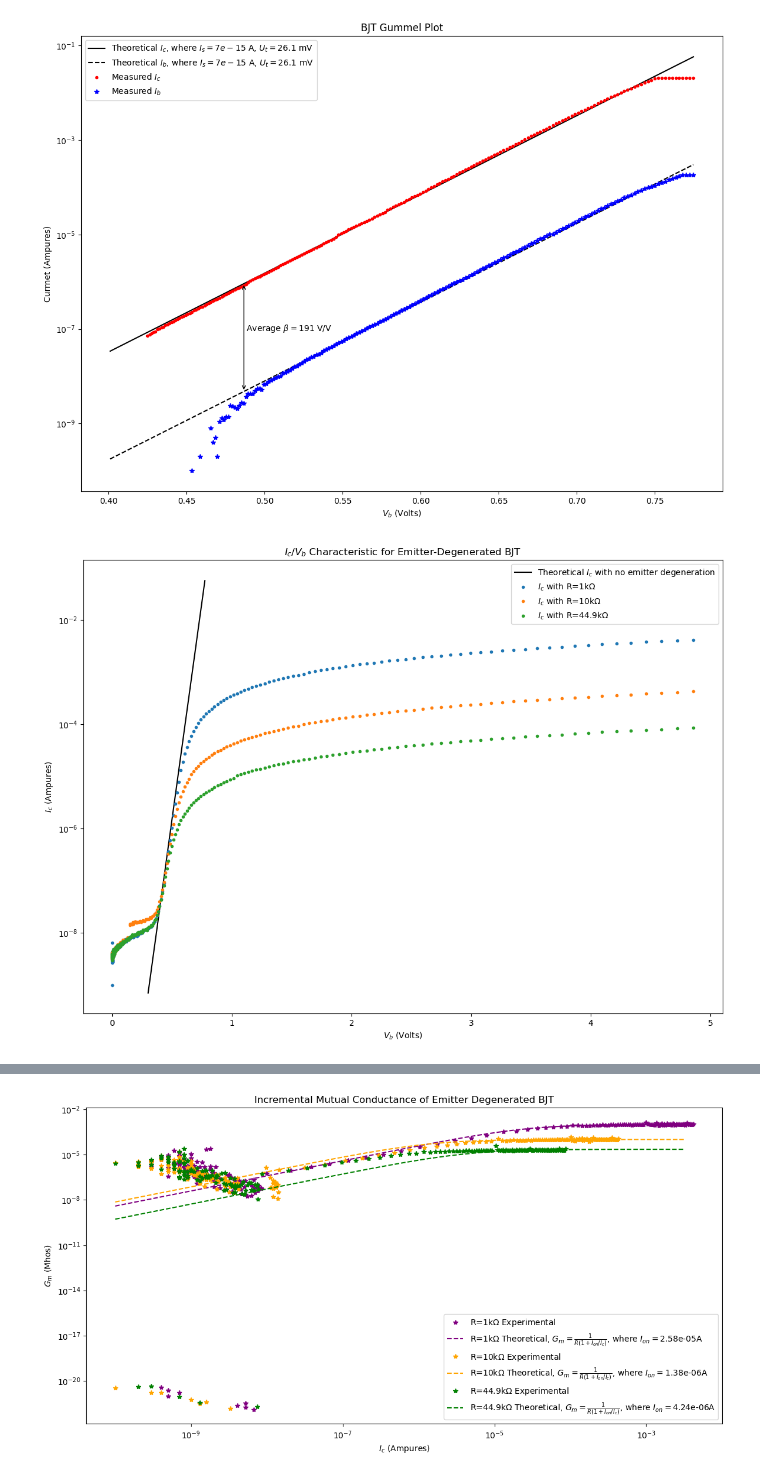
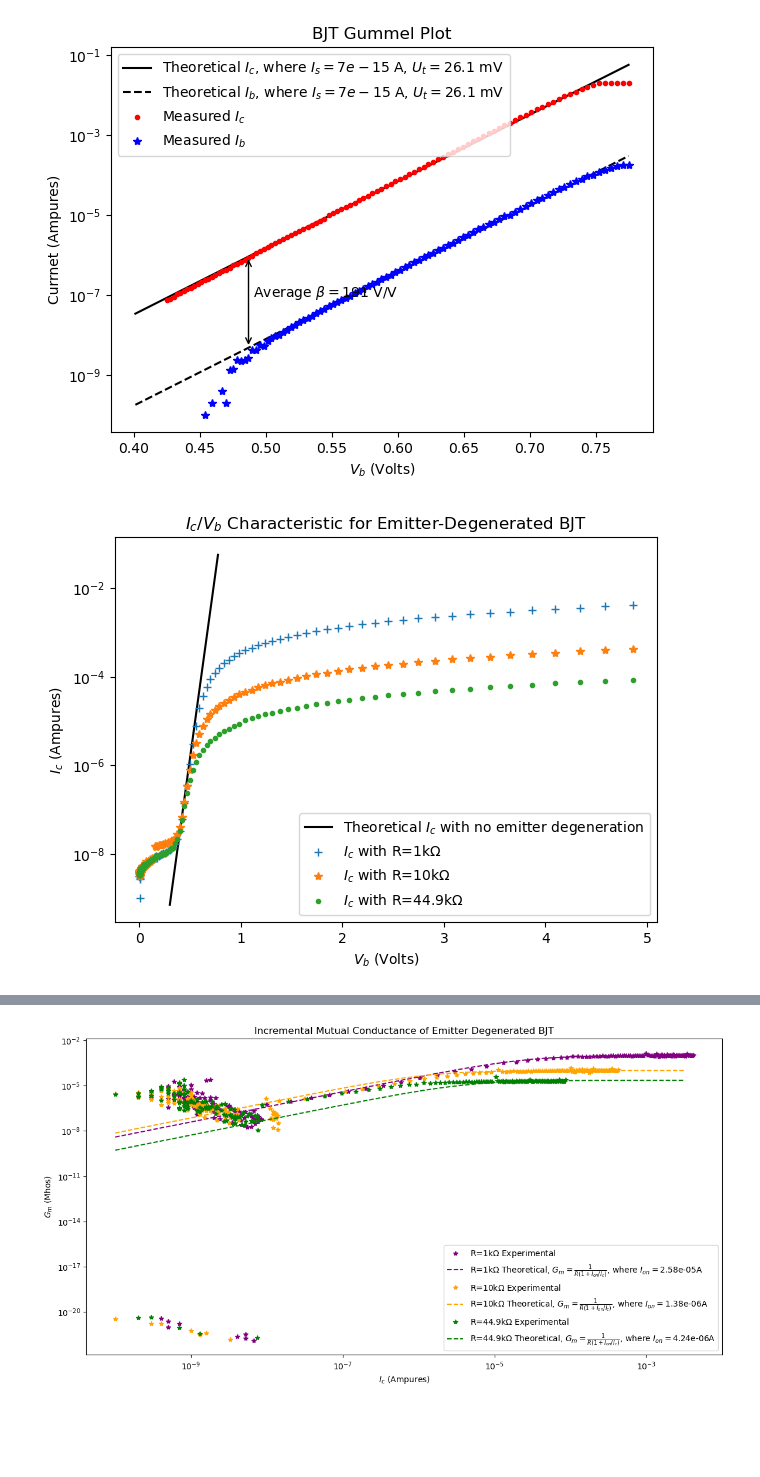
Before and after one commit to akshat-creator/IntroMicroelectronicCircuitswithLaboratory, a Jupyter notebook: Lab3/exp2.ipynb, the cells around one changed output, grey strips where cells are left out. Saved outputs shown, nothing was run; the diff lists cells and outputs as text; code cells hidden in the pictures; blank space fills up the shorter version.

```diff
--- a/Lab3/exp2.ipynb
+++ b/Lab3/exp2.ipynb
@@ -38,15 +30,15 @@ beta = int(beta)
 i_b_theory = i_c_theory / beta
 
 
-plt.figure(figsize=(14,10))
+plt.figure(figsize=(7,5))
 plt.semilogy()
 
 inds = v_b_theory > .4
 
 plt.plot(v_b_theory[inds], i_c_theory[inds], "-k", label=f"Theoretical $I_c$, where $I_s={i_s}$ A, $U_t={u_t*1000:0.3}$ mV")
 plt.plot(v_b_theory[inds], i_b_theory[inds], "--k", label=f"Theoretical $I_b$, where $I_s={i_s}$ A, $U_t={u_t*1000:0.3}$ mV")
-plt.plot(exp1["voltage_base"], exp1["current_collector"], "r.", label="Measured $I_c$")
-plt.plot(exp1["voltage_base"], exp1["current_base"], "b*", label="Measured $I_b$")
+plt.plot(exp1["voltage_base"][::2], exp1["current_collector"][::2], "r.", label="Measured $I_c$")
+plt.plot(exp1["voltage_base"][::2], exp1["current_base"][::2], "b*", label="Measured $I_b$")
 
 annot_ind = len(i_c_theory) // 2
 plt.annotate(
@@ -66,12 +58,12 @@ plt.title("BJT Gummel Plot")
 plt.xlabel("$V_b$ (Volts)")
 plt.ylabel("Currnet (Ampures)")
 
-plt.legend()
+plt.legend(loc="upper left")
 plt.savefig("exp1-gummel.pdf")
 plt.show()
 plt.close()
 # %% [output]
-[figure, old version]
+[figure, new version]
 # %%
 # exp2_100 = pd.read_csv("lab3-exp2-100.csv")
 exp2_1k = pd.read_csv("lab3-exp2-1k.csv")
@@ -85,36 +77,40 @@ exp2_data = {
     "44.9k": exp2_49_9k,
 }
 
 exp2_res_map = {
     "1k": 1000,
     "10k": 10000,
     "44.9k": 44900
 }
 
 for r, df in exp2_data.items():
     df["current_collector"] = np.abs(df["current_emitter"]) - np.abs(df["current_base"])
 
 
-plt.figure(figsize=(14, 10))
+plt.figure(figsize=(7, 5))
 plt.semilogy()
 
 plt.plot(v_b_theory, i_c_theory, "k", label="Theoretical $I_c$ with no emitter degeneration")
 
+markers = [".", "*", "+"]
+
 for r, df in exp2_data.items():
+    mark = markers.pop()
+
     current_collector = np.abs(df["current_emitter"]) - df["current_base"]
-    plt.plot(df["voltage_base"], current_collector, ".", label=f"$I_c$ with R={r}$\Omega$")
+    plt.plot(df["voltage_base"][::2], current_collector[::2], mark, label=f"$I_c$ with R={r}$\Omega$")
 
 
 plt.legend()
 plt.xlabel("$V_b$ (Volts)")
 plt.ylabel("$I_c$ (Ampures)")
 plt.title("$I_c/V_b$ Characteristic for Emitter-Degenerated BJT")
 
 plt.savefig("exp2-ic_vb_characteristic.pdf")
 plt.show()
 plt.close()
 # %% [output]
-[figure, old version]
+[figure, new version]
 # %%
 v_on_map = {}
 
```
Also changed, not shown: parts of 3 cells of this notebook, 7 other files.
